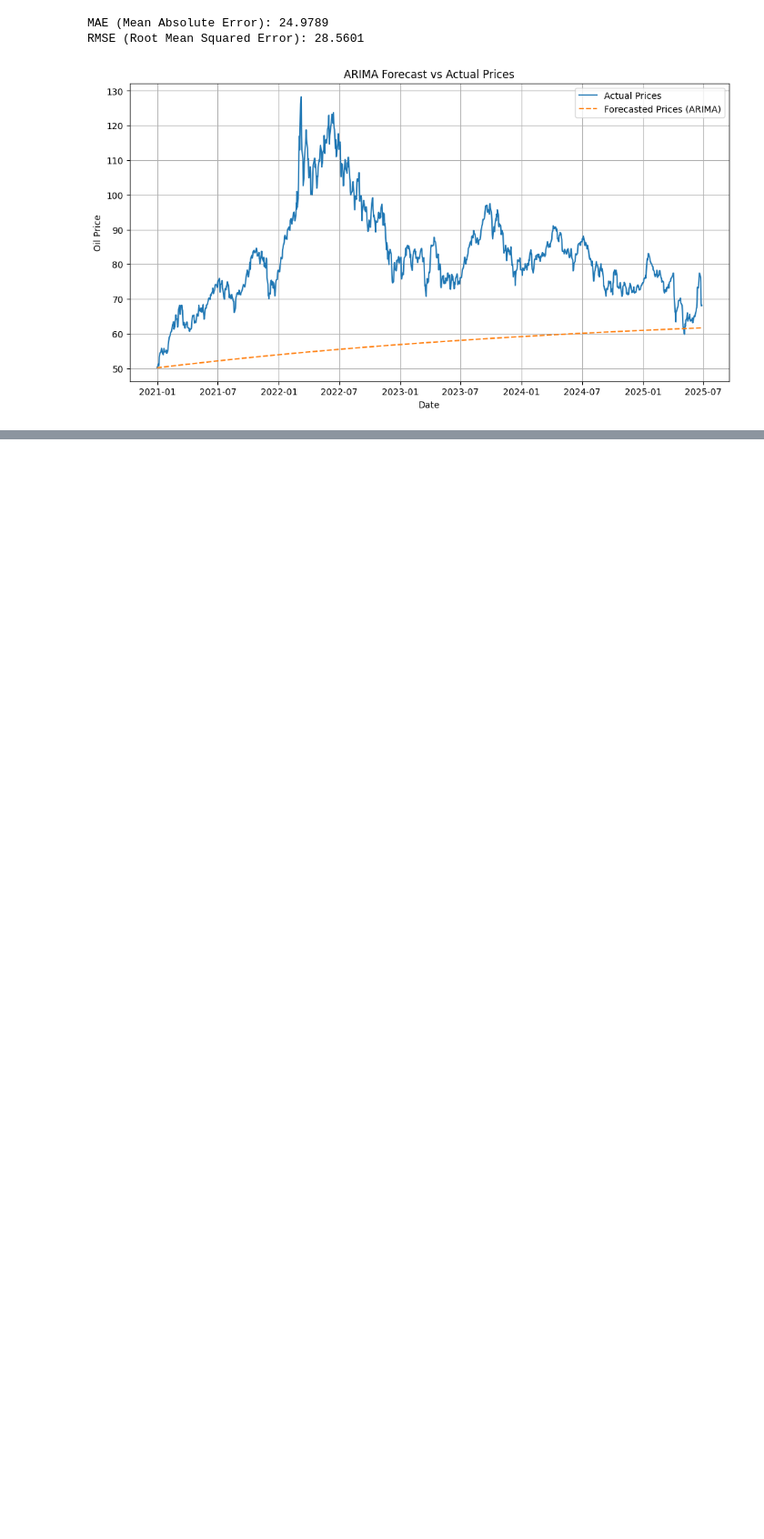
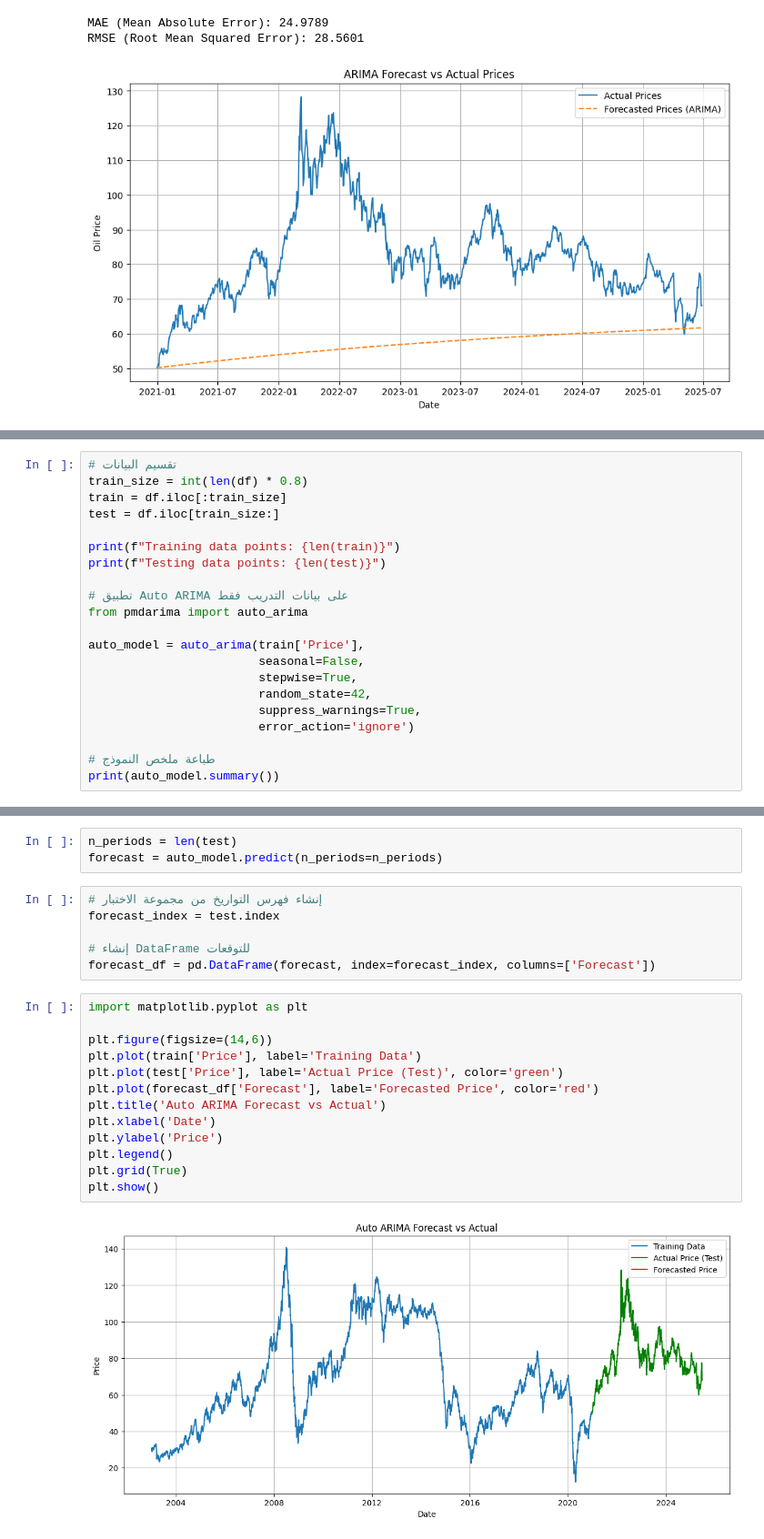
Before and after one commit to AliSalman25/first-Jupyter-Notebook-for-the-experiments, a Jupyter notebook: first_experiment.ipynb, the cells around one changed output, grey strips where cells are left out. Shown at 91% size. Cells and saved outputs as stored; diff of their text form; blank space fills up the shorter version.

```diff
--- a/first_experiment.ipynb
+++ b/first_experiment.ipynb
@@ -511,0 +574,21 @@ RMSE (Root Mean Squared Error): 28.5601
+# %%
+# تقسيم البيانات
+train_size = int(len(df) * 0.8)
+train = df.iloc[:train_size]
+test = df.iloc[train_size:]
+
+print(f"Training data points: {len(train)}")
+print(f"Testing data points: {len(test)}")
+
+# تطبيق Auto ARIMA على بيانات التدريب فقط
+from pmdarima import auto_arima
+
+auto_model = auto_arima(train['Price'],
+                        seasonal=False,
+                        stepwise=True,
+                        random_state=42,
+                        suppress_warnings=True,
+                        error_action='ignore')
+
+# طباعة ملخص النموذج
+print(auto_model.summary())
@@ -511,0 +615,24 @@ RMSE (Root Mean Squared Error): 28.5601
+# %%
+n_periods = len(test)
+forecast = auto_model.predict(n_periods=n_periods)
+# %%
+# إنشاء فهرس التواريخ من مجموعة الاختبار
+forecast_index = test.index
+
+# إنشاء DataFrame للتوقعات
+forecast_df = pd.DataFrame(forecast, index=forecast_index, columns=['Forecast'])
+# %%
+import matplotlib.pyplot as plt
+
+plt.figure(figsize=(14,6))
+plt.plot(train['Price'], label='Training Data')
+plt.plot(test['Price'], label='Actual Price (Test)', color='green')
+plt.plot(forecast_df['Forecast'], label='Forecasted Price', color='red')
+plt.title('Auto ARIMA Forecast vs Actual')
+plt.xlabel('Date')
+plt.ylabel('Price')
+plt.legend()
+plt.grid(True)
+plt.show()
+# %% [output]
+[figure, added]
```
Also changed, not shown: parts of 8 cells of this notebook.
